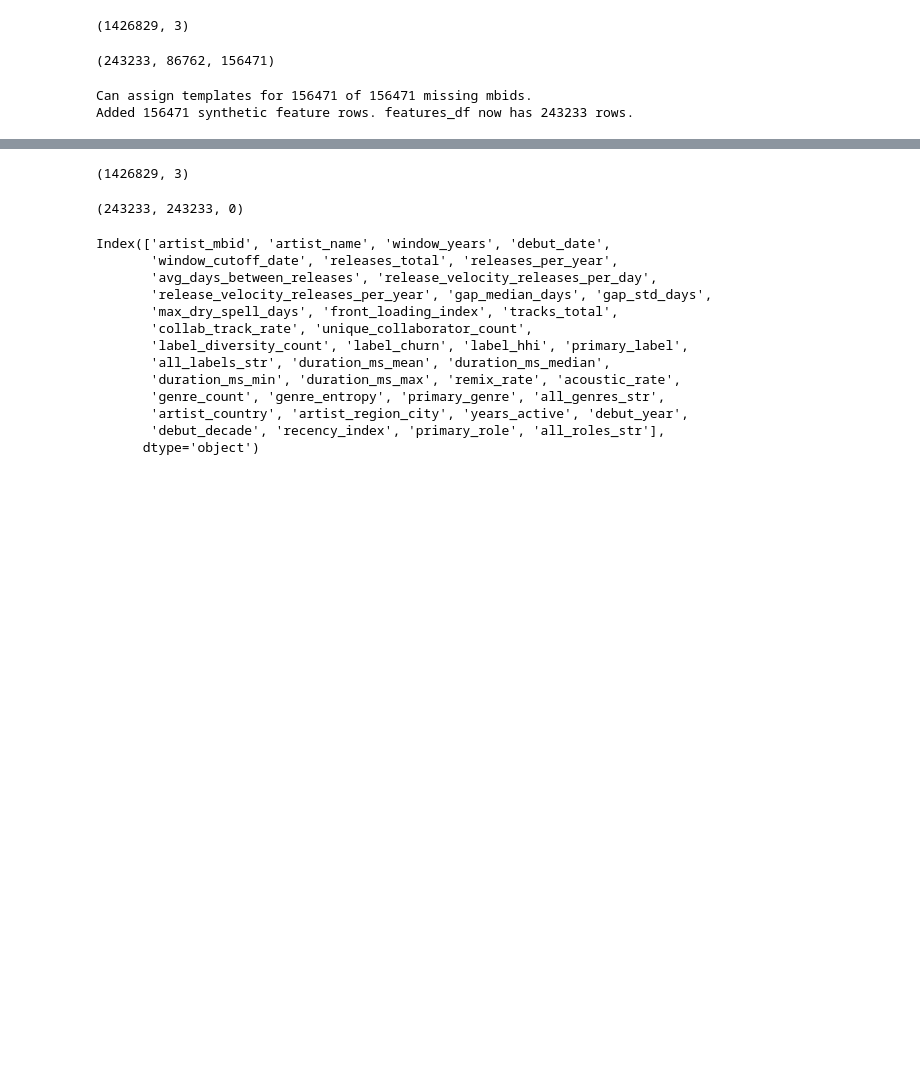
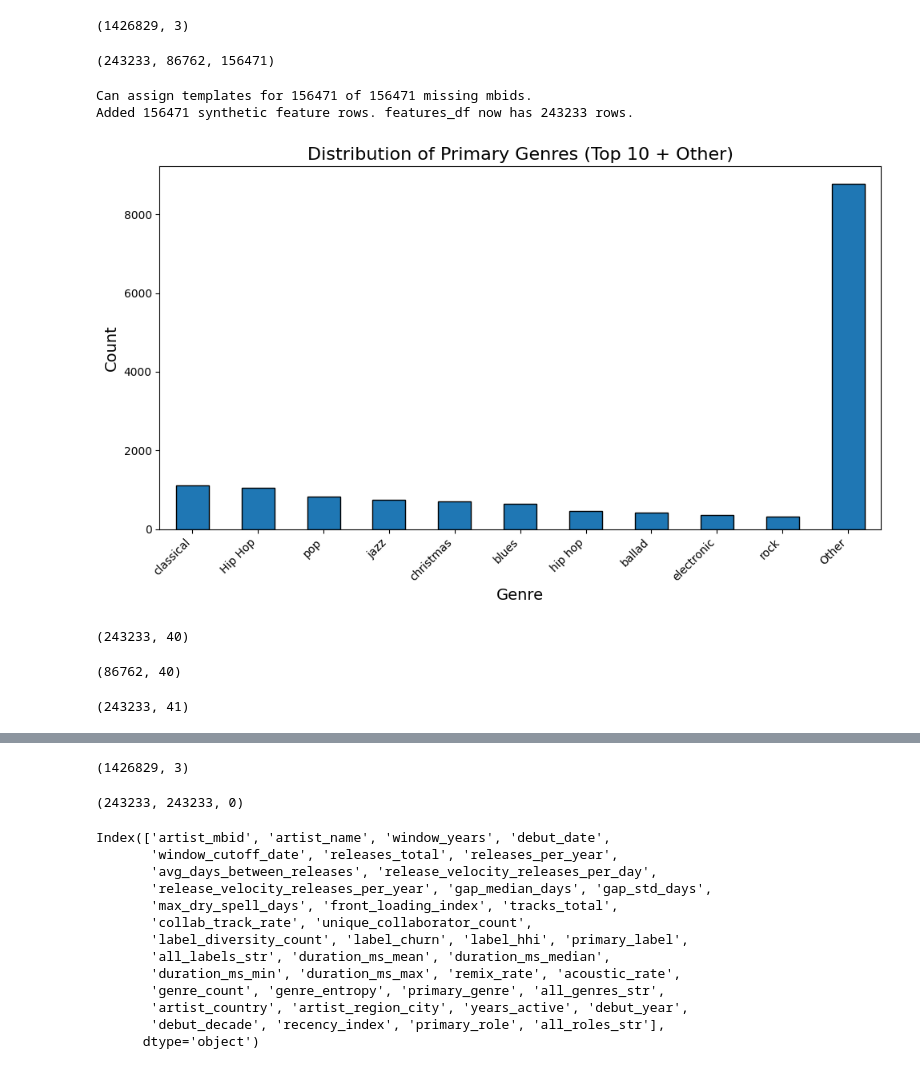
Before and after one commit to TheDeafOne/collaborative-success-research, a Jupyter notebook: network_construction/testing_network_construction.ipynb, the cells around one changed output, grey strips where cells are left out. Drawn from its saved outputs; the diff is of its cells as text; code cells hidden in the pictures; blank space fills up the shorter version.

```diff
--- a/network_construction/testing_network_construction.ipynb
+++ b/network_construction/testing_network_construction.ipynb
@@ -106,3 +108,48 @@ Can assign templates for 156471 of 156471 missing mbids.
 Added 156471 synthetic feature rows. features_df now has 243233 rows.
 # %%
 nodes_df = nodes_df.drop(columns=['mbid_mbid'])
+# %%
+import matplotlib.pyplot as plt
+import pandas as pd
+
+genre_series = features_df['primary_genre'].dropna().copy()
+
+# Define subgenres you want to treat as "Hip Hop"
+hiphop_aliases = ['boom bap', 'trap', 'drill']
+
+genre_series = genre_series.replace({alias: 'Hip Hop' for alias in hiphop_aliases})
+
+
+# Count occurrences
+genre_counts = genre_series.value_counts()
+
+# Top 10 genres
+top10 = genre_counts.head(10)
+
+# Everything else collapsed into "Other"
+other_count = genre_counts.iloc[10:].sum()
+
+# Combine using concat (append is removed)
+plot_counts = pd.concat([top10, pd.Series({'Other': other_count})])
+
+# Plot
+plt.figure(figsize=(10, 6))
+plot_counts.plot(kind='bar', edgecolor='black')
+
+plt.title("Distribution of Primary Genres (Top 10 + Other)", fontsize=16)
+plt.xlabel("Genre", fontsize=14)
+plt.ylabel("Count", fontsize=14)
+plt.xticks(rotation=45, ha='right')
+
+plt.tight_layout()
+plt.show()
+# %% [output]
+[figure, added]
+# %%
+nodes_df.shape
+# %% [output]
+(243233, 40)
+# %%
+features_df.shape
+# %% [output]
+(86762, 40)
@@ -109,3 +158,7 @@ nodes_df = nodes_df.drop(columns=['mbid_mbid'])
+# %%
+n.shape
+# %% [output]
+(243233, 41)
 # %%
 nodes_df[nodes_df['artist_name'].str.contains(r'nknown', na=False)]
 # %% [output]
```
Also changed, not shown: parts of 24 cells of this notebook, 14 other files.
